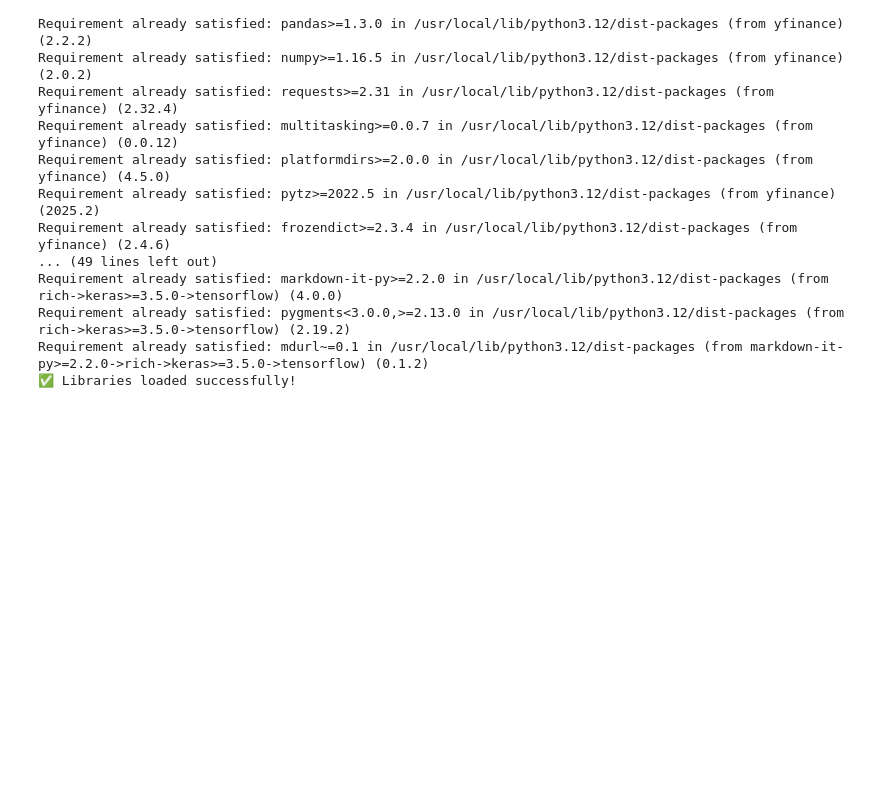
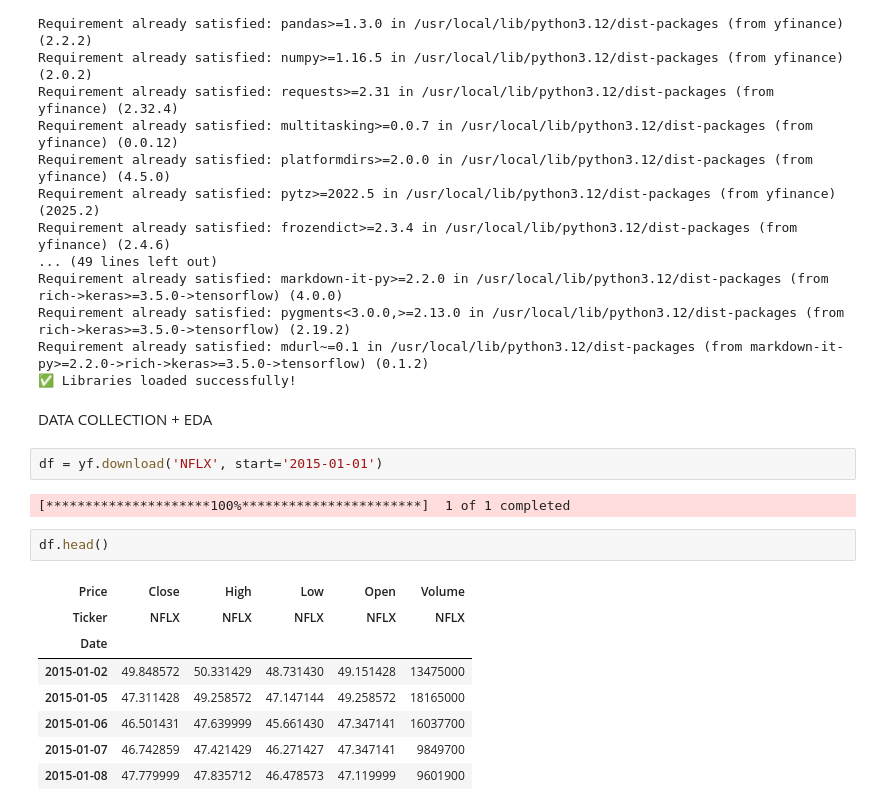
Before and after one commit to shristea31/Netflix-Stock-Predictor, a Jupyter notebook: notebooks/Netflix_Stock_Predictor.ipynb, the cells around one changed output. Saved outputs shown, nothing was run; the diff lists cells and outputs as text; blank space fills up the shorter version.

```diff
--- a/notebooks/Netflix_Stock_Predictor.ipynb
+++ b/notebooks/Netflix_Stock_Predictor.ipynb
@@ -29,3 +29,20 @@ Requirement already satisfied: markdown-it-py>=2.2.0 in /usr/local/lib/python3.1
 Requirement already satisfied: pygments<3.0.0,>=2.13.0 in /usr/local/lib/python3.12/dist-packages (from rich->keras>=3.5.0->tensorflow) (2.19.2)
 Requirement already satisfied: mdurl~=0.1 in /usr/local/lib/python3.12/dist-packages (from markdown-it-py>=2.2.0->rich->keras>=3.5.0->tensorflow) (0.1.2)
 ✅ Libraries loaded successfully!
+# %% [markdown]
+DATA COLLECTION + EDA
+# %%
+df = yf.download('NFLX', start='2015-01-01')
+# %% [output]
+[*********************100%***********************]  1 of 1 completed
+# %%
+df.head()
+# %% [output]
+| Price | Close | High | Low | Open | Volume |
+| Ticker | NFLX | NFLX | NFLX | NFLX | NFLX |
+| Date |  |  |  |  |  |
+| 2015-01-02 | 49.848572 | 50.331429 | 48.731430 | 49.151428 | 13475000 |
+| 2015-01-05 | 47.311428 | 49.258572 | 47.147144 | 49.258572 | 18165000 |
+| 2015-01-06 | 46.501431 | 47.639999 | 45.661430 | 47.347141 | 16037700 |
+| 2015-01-07 | 46.742859 | 47.421429 | 46.271427 | 47.347141 | 9849700 |
+| 2015-01-08 | 47.779999 | 47.835712 | 46.478573 | 47.119999 | 9601900 |
```
Also changed, not shown: parts of 19 cells of this notebook.
